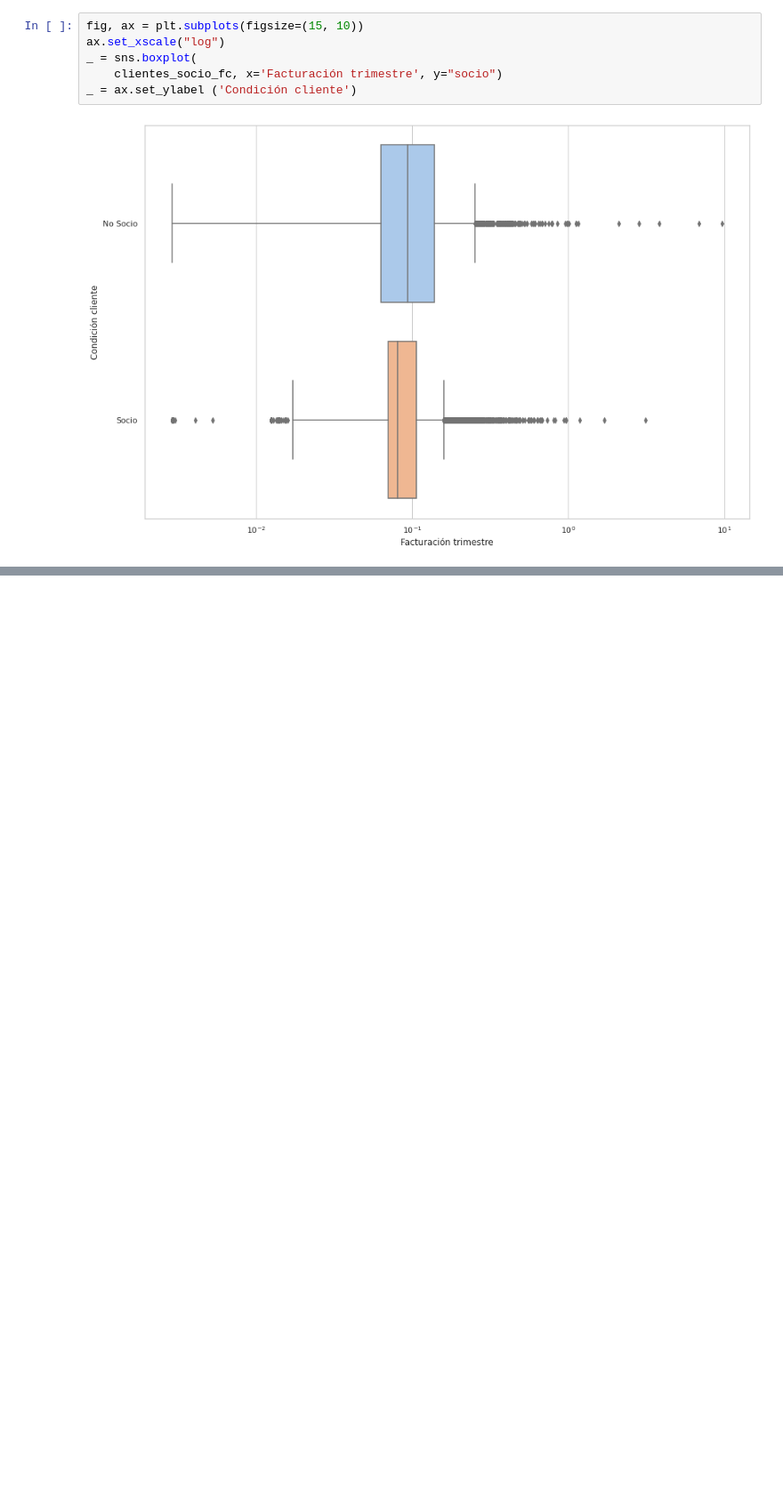
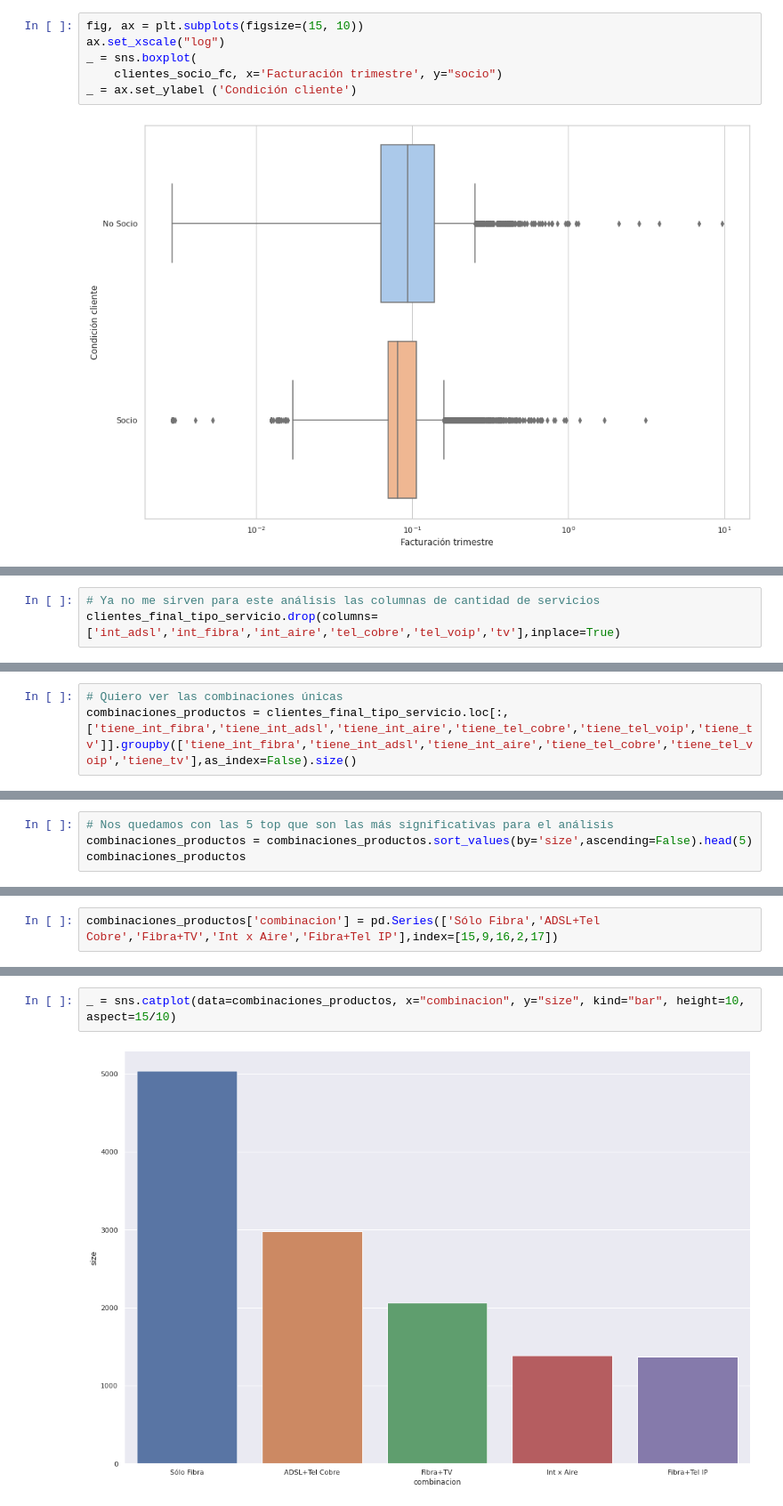
Before and after one commit to fmorosini/data-science-coderhouse, a Jupyter notebook: Dataset-Morosini-Francisco.ipynb, the cells around one changed output, grey strips where cells are left out. Shown at 89% size. Saved outputs shown, nothing was run; the diff lists cells and outputs as text; blank space fills up the shorter version.

```diff
--- a/Dataset-Morosini-Francisco.ipynb
+++ b/Dataset-Morosini-Francisco.ipynb
@@ -508,0 +522,3 @@ _ = ax.set_ylabel ('Condición cliente')
+# %%
+# Ya no me sirven para este análisis las columnas de cantidad de servicios
+clientes_final_tipo_servicio.drop(columns=['int_adsl','int_fibra','int_aire','tel_cobre','tel_voip','tv'],inplace=True)
@@ -508,0 +541,3 @@ _ = ax.set_ylabel ('Condición cliente')
+# %%
+# Quiero ver las combinaciones únicas
+combinaciones_productos = clientes_final_tipo_servicio.loc[:,['tiene_int_fibra','tiene_int_adsl','tiene_int_aire','tiene_tel_cobre','tiene_tel_voip','tiene_tv']].groupby(['tiene_int_fibra','tiene_int_adsl','tiene_int_aire','tiene_tel_cobre','tiene_tel_voip','tiene_tv'],as_index=False).size()
@@ -508,0 +567,4 @@ _ = ax.set_ylabel ('Condición cliente')
+# %%
+# Nos quedamos con las 5 top que son las más significativas para el análisis
+combinaciones_productos = combinaciones_productos.sort_values(by='size',ascending=False).head(5)
+combinaciones_productos
@@ -508,0 +578,2 @@ _ = ax.set_ylabel ('Condición cliente')
+# %%
+combinaciones_productos['combinacion'] = pd.Series(['Sólo Fibra','ADSL+Tel Cobre','Fibra+TV','Int x Aire','Fibra+Tel IP'],index=[15,9,16,2,17])
@@ -508,0 +589,4 @@ _ = ax.set_ylabel ('Condición cliente')
+# %%
+_ = sns.catplot(data=combinaciones_productos, x="combinacion", y="size", kind="bar", height=10, aspect=15/10)
+# %% [output]
+[figure, added]
```
Also changed, not shown: parts of 8 cells of this notebook.
